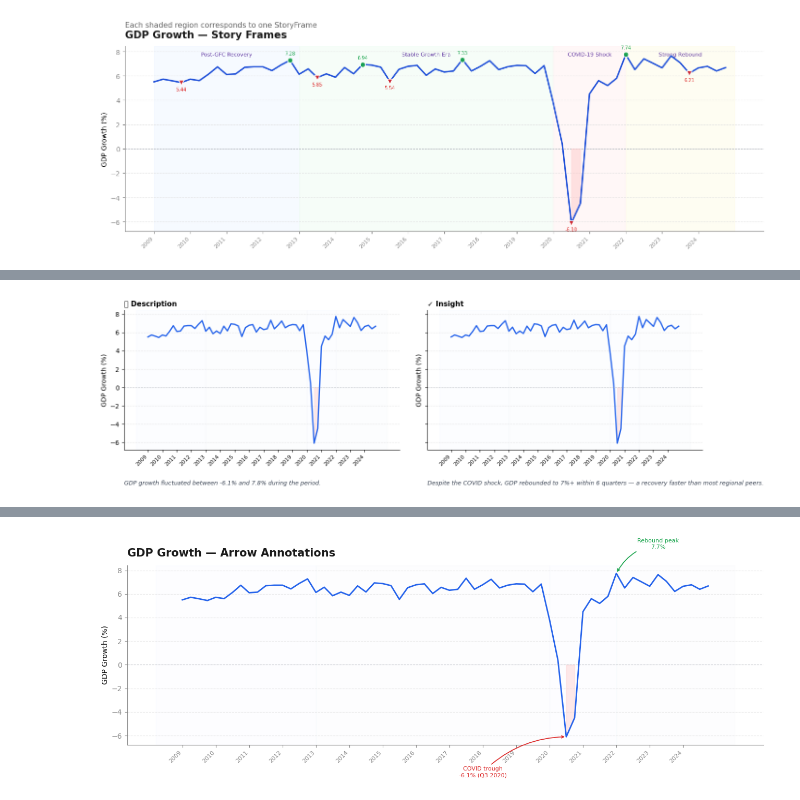
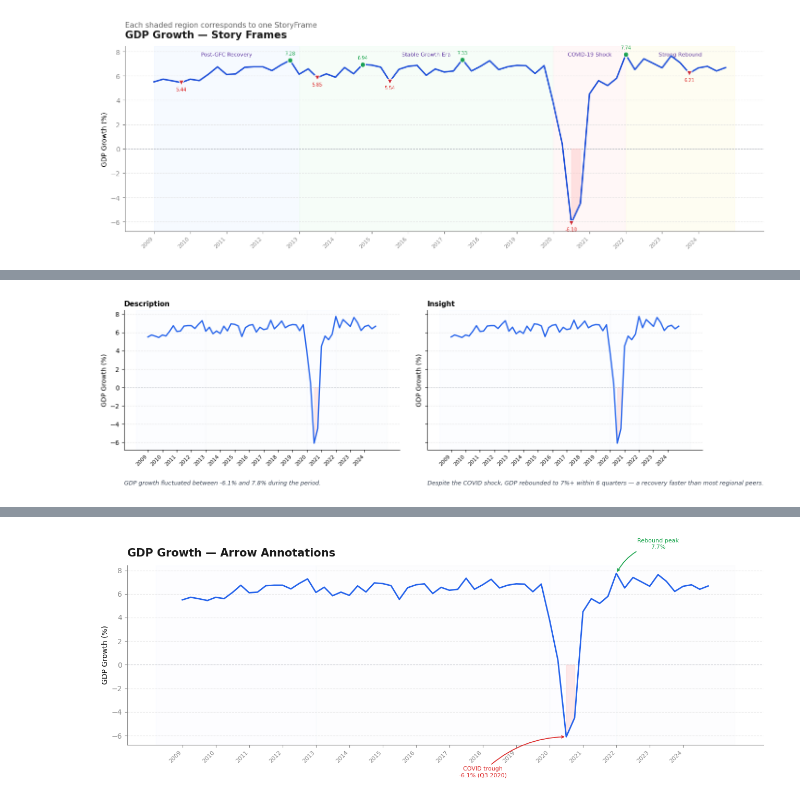
Before and after one commit to thisYui/From-Data-to-Story, a Jupyter notebook: notebooks/02_narrative_visualization.ipynb, the cells around one changed output, grey strips where cells are left out. Saved outputs shown, nothing was run; the diff lists cells and outputs as text; code cells hidden in the pictures.

```diff
--- a/notebooks/02_narrative_visualization.ipynb
+++ b/notebooks/02_narrative_visualization.ipynb
@@ -388,27 +3108,27 @@ Nguyên tắc viết caption tốt:
 # %%
 fig, axes = plt.subplots(1, 2, figsize=(15, 5), facecolor='white', sharey=True)
 
 caption_bad  = "GDP growth fluctuated between -6.1% and 7.8% during the period."
 caption_good = "Despite the COVID shock, GDP rebounded to 7%+ within 6 quarters — a recovery faster than most regional peers."
 
-for ax, caption, tag in zip(axes, [caption_bad, caption_good], ['❌ Description', '✓ Insight']):
+for ax, caption, tag in zip(axes, [caption_bad, caption_good], ['Description', 'Insight']):
     ax.plot(quarters, y_gdp, color='#2563EB', linewidth=2.0)
     ax.axhline(0, color='#9CA3AF', linewidth=0.8, linestyle='--', alpha=0.5)
     ax.fill_between(quarters, y_gdp, 0,
                     where=(y_gdp < 0), color='#FECACA', alpha=0.4)
     shade_regimes(ax, BREAKPOINTS, alpha=0.15)
 
     add_narrative_caption(ax, caption,
                           y=-0.22, fontsize=9,
                           color='#374151', style='italic')
 
     ax.set_xticks(year_ticks)
     ax.set_xticklabels(year_labels, rotation=45, ha='right', fontsize=8)
     ax.set_title(tag, loc='left', fontsize=11, fontweight='bold')
     ax.set_ylabel('GDP Growth (%)')
     despine(ax); set_grid(ax)
 
 plt.tight_layout(pad=2.5)
 plt.show()
 # %% [output]
-[figure, old version]
+[figure, new version]
```
Also changed, not shown: parts of 18 cells of this notebook.
